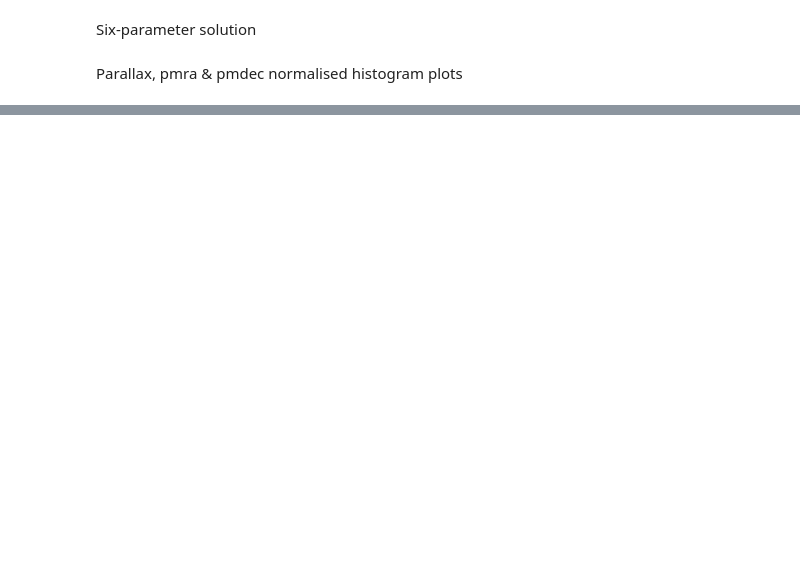
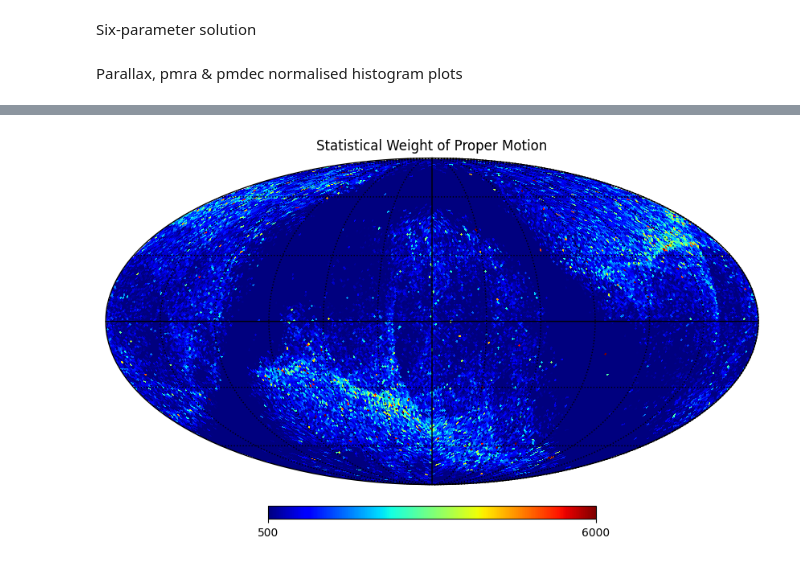
Before and after one commit to MatteoMancini01/Gaia_EDR3, a Jupyter notebook: NoteBook.ipynb, the cells around one changed output, grey strips where cells are left out. Drawn from its saved outputs; the diff is of its cells as text; code cells hidden in the pictures; blank space fills up the shorter version.

```diff
--- a/NoteBook.ipynb
+++ b/NoteBook.ipynb
@@ -259,3 +370,21 @@ np.max(ra)
+# %%
+import healpy as hp
+
+# HEALPix resolution
+NSIDE = 64  # HEALPix level 6
+
+# Convert RA/Dec to HEALPix pixels
+pixels = hp.ang2pix(NSIDE, df_5param["ra"].values, df_5param["dec"].values, lonlat=True)
+
+# Aggregate statistical weight per HEALPix pixel
+weights_map = np.bincount(pixels, weights=df_5param["statistical_weight"], minlength=hp.nside2npix(NSIDE))
+
+# Plot the HEALPix map
+hp.mollview(weights_map, cmap="jet", min=500, max=6000, title="Statistical Weight of Proper Motion")
+hp.graticule()
+plt.show()
+# %% [output]
+[figure, added]
 # %%
 df.ra.to_numpy()
 # %% [output]
```
Also changed, not shown: parts of 24 cells of this notebook, 1 other file.
